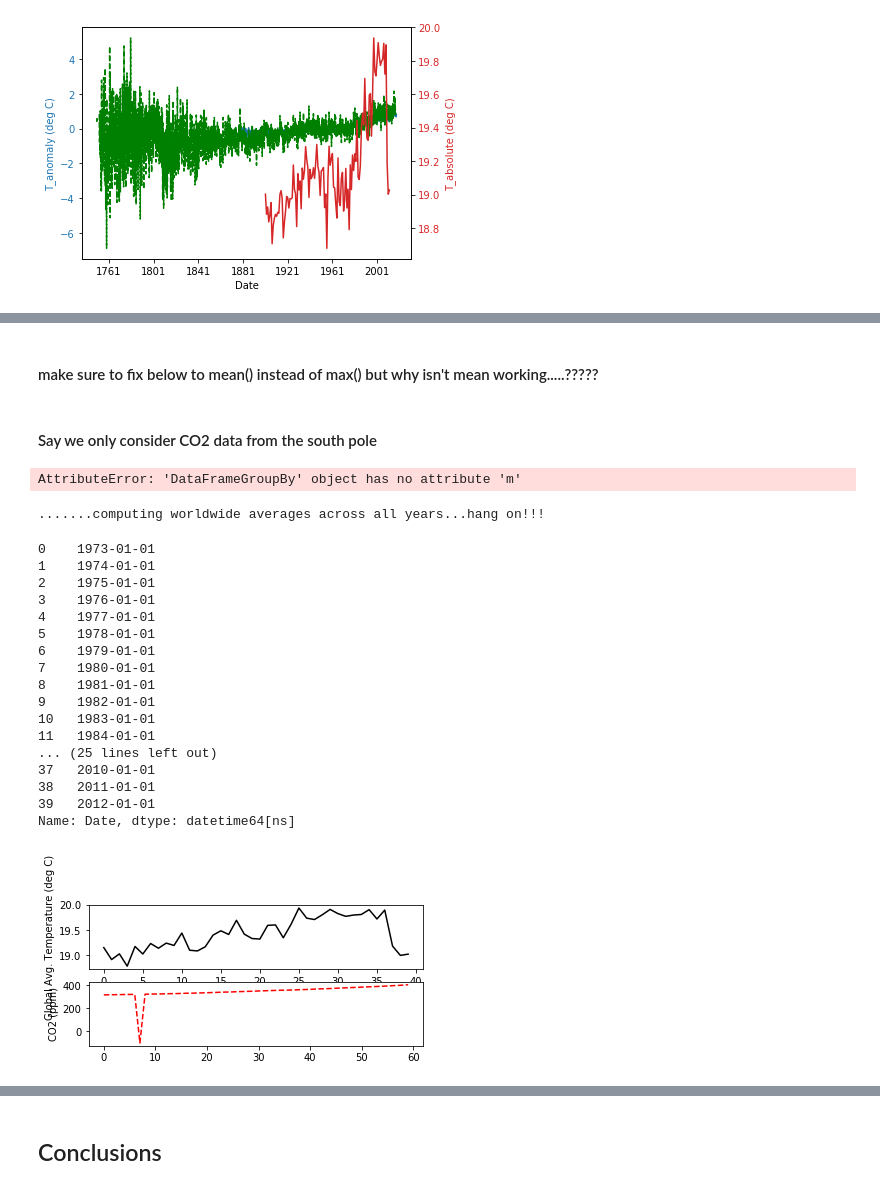
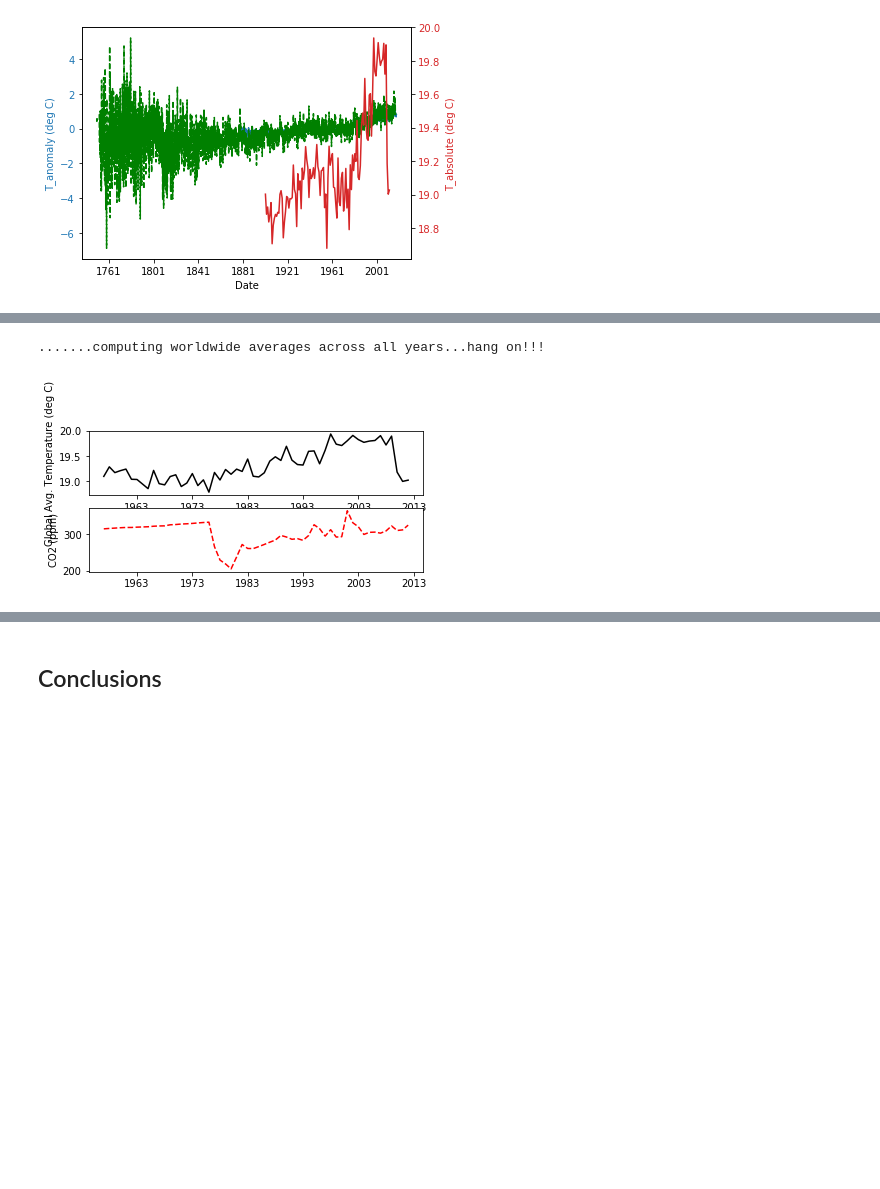
Before and after one commit to toddschultz/DegreesOfClimateChange, a Jupyter notebook: examples/GlobalTemperatureComparison-Final.ipynb, the cells around one changed output, grey strips where cells are left out. Cells and saved outputs as stored; diff of their text form; code cells hidden in the pictures; blank space fills up the shorter version.

Commit message:
Fixed CO2 portion with new (working,testing) scripps function; added better graphs

```diff
--- a/examples/GlobalTemperatureComparison-Final.ipynb
+++ b/examples/GlobalTemperatureComparison-Final.ipynb
@@ -258,60 +255,38 @@ co2_dataframe.head(10)
-# %% [markdown]
-#### make sure to fix below to mean() instead of  max() but why isn't mean working.....?????
-# %% [markdown]
-#### Say we only consider CO2 data from the south pole
-# %%
-southpole_data = co2_dataframe[co2_dataframe['Location']=='SouthPole_ANT']
-annualized_data = southpole_data.groupby('Date').m()
-annualized_data = annualized_data.reset_index()
-print(annualized_data)
-
-#remove -99
-annualized_data = annualized_data[annualized_data['CO2'] > 0]
-# %% [output]
-AttributeError: 'DataFrameGroupBy' object has no attribute 'm'
 # %%
-# get absolute data starting from 1973 (ignoring the -99.99...)
-
-df_worldbank = grab_worldbank(1973)
+# get absolute data starting from start of the available CO2 data shown above
+df_worldbank = grab_worldbank(1957)
 # %% [output]
 .......computing worldwide averages across all years...hang on!!!
 # %%
 # Get dates to right formatting
-ts_temps, ts_co2 = pd.to_datetime(df_worldbank['Date']), pd.to_datetime(annualized_data['Date'])
-dates_temps, dates_co2  = matplotlib.dates.date2num(ts_temps), matplotlib.dates.date2num(ts_co2)
-print(ts_temps)
-# Create comparison plot
+# we need to compute the intersection of the two date lists:
+
+
+def intersection(lst1, lst2):
+    lst3 = [value for value in lst1 if value in lst2]
+    return lst3
+
+common_dates = intersection(list(pd.to_datetime(co2_dataframe['Date'])),
+                                list(pd.to_datetime(df_worldbank['Date']) )
+                               )
+# Extract rows in the two dataframes whos date is in common_dates
+df_worldbank = df_worldbank[pd.to_datetime(df_worldbank['Date']).isin(common_dates)]
+co2_dataframe = co2_dataframe[pd.to_datetime(co2_dataframe['Date']).isin(common_dates)]
+
+# convert to matplotlib required formatting
+dates  = matplotlib.dates.date2num(common_dates)
+
+# Create side by side plot
 f = plt.figure(1)
 
-
 ax1 = plt.subplot(3,1,1)
-plt.plot( df_worldbank["Tabsolute_C"], color="black", linestyle='solid', marker='None')
-#plt.xlabel("Date")
+plt.plot_date(dates,  df_worldbank["Tabsolute_C"], color="black", linestyle='solid', marker='None')
 plt.ylabel("Global Avg. Temperature (deg C)")
 
-
 ax2 = plt.subplot(3,1,2)
-plt.plot( annualized_data["CO2"], color="red", linestyle='dashed', marker='None')
-#plt.xlabel("Date")
+plt.plot_date(dates, co2_dataframe["CO2"], color="red", linestyle='dashed', marker='None')
 plt.ylabel('CO2 (ppm)')
 
 f.show()
 # %% [output]
-0    1973-01-01
-1    1974-01-01
-2    1975-01-01
-3    1976-01-01
-4    1977-01-01
-5    1978-01-01
-6    1979-01-01
-7    1980-01-01
-8    1981-01-01
-9    1982-01-01
-10   1983-01-01
-11   1984-01-01
-... (25 lines left out)
-37   2010-01-01
-38   2011-01-01
-39   2012-01-01
-Name: Date, dtype: datetime64[ns]
-[figure, old version]
+[figure, new version]
```
Also changed, not shown: parts of 9 cells of this notebook.
